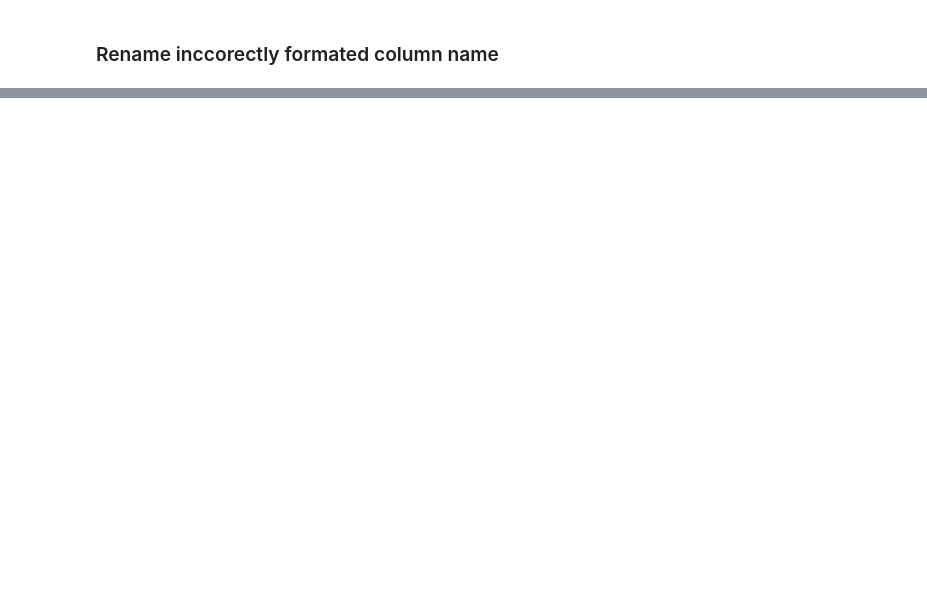
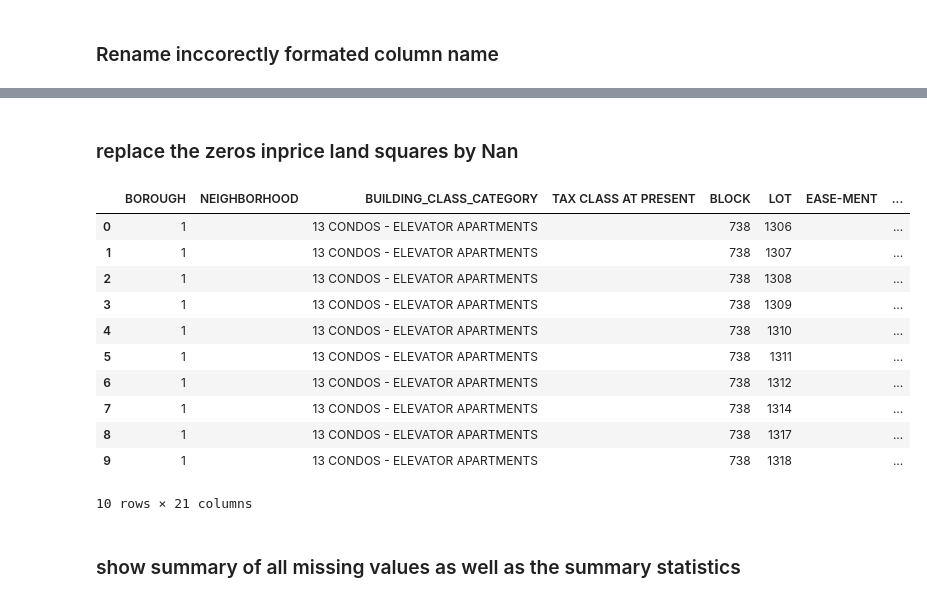
Before and after one commit to ijazkhan101/Build-up-a-predictive-model, a Jupyter notebook: Manhattan12.ipynb, the cells around one changed output, grey strips where cells are left out. Cells and saved outputs as stored; diff of their text form; code cells hidden in the pictures; blank space fills up the shorter version.

```diff
--- a/Manhattan12.ipynb
+++ b/Manhattan12.ipynb
@@ -47,0 +97,3 @@ df.head(3)
+# %%
+# Convert the Sale date column to datetime format
+df['SALE_DATE'] = pd.to_datetime(df['SALE_DATE'])
@@ -51,0 +115,6 @@ df.corr()
+# %%
+
+# Replace empty strings with NaN values in categorical variables
+df['BUILDING_CLASS_CATEGORY'] = df['BUILDING_CLASS_CATEGORY'].replace('', np.nan)
+df['ADDRESS'] = df['ADDRESS'].replace('', np.nan)
+df['BUILDING_CLASS_AT_TIME_OF_SALE'] = df['BUILDING_CLASS_AT_TIME_OF_SALE'].replace('', np.nan)
@@ -51,0 +140,31 @@ df.corr()
+# %% [markdown]
+### replace the zeros inprice land squares by Nan
+# %%
+# Replace zeros with NaN values in the Price_Land_Squares column
+df['BOROUGH'] = df['BOROUGH'].replace(0, np.nan)
+df['BLOCK'] = df['BLOCK'].replace(0, np.nan)
+df['BUILDING_CLASS_AT_TIME_OF_SALE'] = df['BUILDING_CLASS_AT_TIME_OF_SALE'].replace(0, np.nan)
+df['YEAR_BUILT'] = df['YEAR_BUILT'].replace(0, np.nan)
+df['GROSS_SQUARE_FEET'] = df['GROSS_SQUARE_FEET'].replace(0, np.nan)
+df['LAND_SQUARE_FEET'] = df['LAND_SQUARE_FEET'].replace(0, np.nan)
+df['TOTAL_UNITS'] = df['TOTAL_UNITS'].replace(0, np.nan)
+df['COMMERCIAL_UNITS'] = df['COMMERCIAL_UNITS'].replace(0, np.nan)
+df['RESIDENTIAL_UNITS'] = df['RESIDENTIAL_UNITS'].replace(0, np.nan)
+df['ZIP_CODE'] = df['ZIP_CODE'].replace(0, np.nan)
+# %%
+df.head(10)
+# %% [output]
+|  | BOROUGH | NEIGHBORHOOD | BUILDING_CLASS_CATEGORY | TAX CLASS AT PRESENT | BLOCK | LOT | EASE-MENT | ... |
+| 0 | 1 |  | 13 CONDOS - ELEVATOR APARTMENTS |  | 738 | 1306 |  | ... |
+| 1 | 1 |  | 13 CONDOS - ELEVATOR APARTMENTS |  | 738 | 1307 |  | ... |
+| 2 | 1 |  | 13 CONDOS - ELEVATOR APARTMENTS |  | 738 | 1308 |  | ... |
+| 3 | 1 |  | 13 CONDOS - ELEVATOR APARTMENTS |  | 738 | 1309 |  | ... |
+| 4 | 1 |  | 13 CONDOS - ELEVATOR APARTMENTS |  | 738 | 1310 |  | ... |
+| 5 | 1 |  | 13 CONDOS - ELEVATOR APARTMENTS |  | 738 | 1311 |  | ... |
+| 6 | 1 |  | 13 CONDOS - ELEVATOR APARTMENTS |  | 738 | 1312 |  | ... |
+| 7 | 1 |  | 13 CONDOS - ELEVATOR APARTMENTS |  | 738 | 1314 |  | ... |
+| 8 | 1 |  | 13 CONDOS - ELEVATOR APARTMENTS |  | 738 | 1317 |  | ... |
+| 9 | 1 |  | 13 CONDOS - ELEVATOR APARTMENTS |  | 738 | 1318 |  | ... |
+10 rows × 21 columns
+# %% [markdown]
+### show summary of all missing values as well as the summary statistics
```
Also changed, not shown: parts of 24 cells of this notebook.
